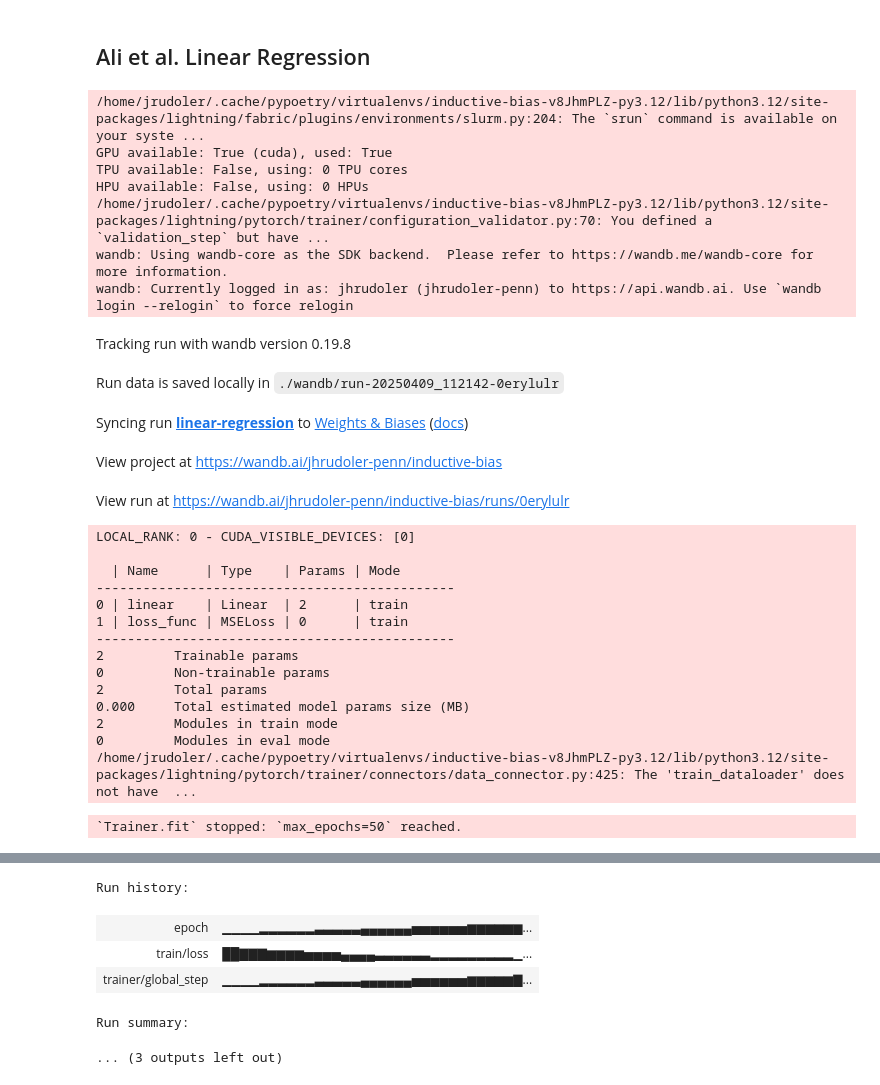
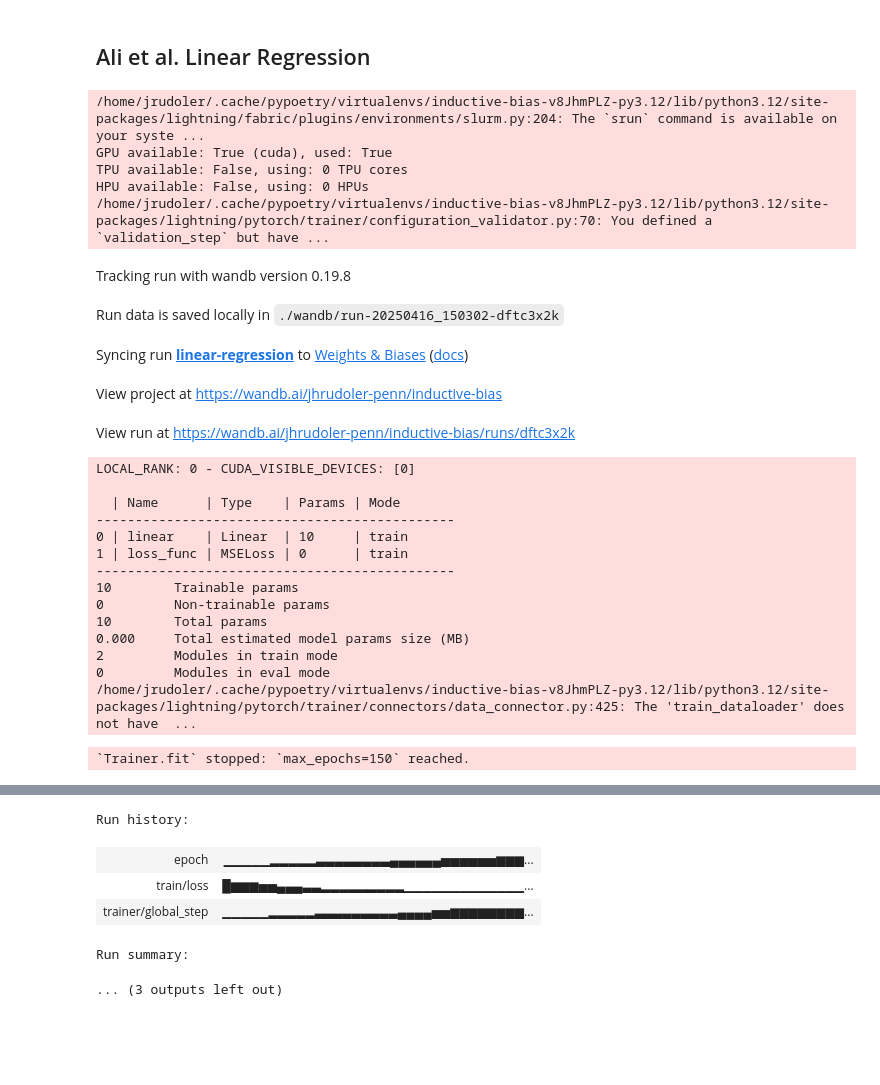
Before and after one commit to jrudoler/estimating-implicit-regularization, a Jupyter notebook: learn-inductive-bias.ipynb, the cells around one changed output, grey strips where cells are left out. Saved outputs shown, nothing was run; the diff lists cells and outputs as text; code cells hidden in the pictures; blank space fills up the shorter version.

```diff
--- a/learn-inductive-bias.ipynb
+++ b/learn-inductive-bias.ipynb
@@ -737,7 +737,7 @@ torch.manual_seed(56)
 # deterministic behavior
 torch.use_deterministic_algorithms(False)
 
-p = 2 # input dimension / number of features
+p = 10 # input dimension / number of features
 N = 1000 # number of samples
 X = torch.randn(N, p)
 # X = torch.diag(torch.randn(p))
@@ -752,52 +752,49 @@ wandb_logger = WandbLogger(
 )
 
 lm_trainer = Trainer(
-    max_epochs=50,
+    max_epochs=150,
     accumulate_grad_batches=1,
     log_every_n_steps=1,
     logger=wandb_logger,
     callbacks=[
         WandBCallback(),
         EarlyStopping(monitor="train/loss", patience=5, mode="min"),
     ],
     accelerator=device,
     devices=n_devices,
 )
 lm_trainer.fit(linear_model, dm)
-wandb.finish()
 # %% [output]
 /home/jrudoler/.cache/pypoetry/virtualenvs/inductive-bias-v8JhmPLZ-py3.12/lib/python3.12/site-packages/lightning/fabric/plugins/environments/slurm.py:204: The `srun` command is available on your syste ...
 GPU available: True (cuda), used: True
 TPU available: False, using: 0 TPU cores
 HPU available: False, using: 0 HPUs
 /home/jrudoler/.cache/pypoetry/virtualenvs/inductive-bias-v8JhmPLZ-py3.12/lib/python3.12/site-packages/lightning/pytorch/trainer/configuration_validator.py:70: You defined a `validation_step` but have ...
-wandb: Using wandb-core as the SDK backend.  Please refer to https://wandb.me/wandb-core for more information.
-wandb: Currently logged in as: jhrudoler (jhrudoler-penn) to https://api.wandb.ai. Use `wandb login --relogin` to force relogin
 Tracking run with wandb version 0.19.8
-Run data is saved locally in ./wandb/run-20250409_112142-0erylulr
+Run data is saved locally in ./wandb/run-20250416_150302-dftc3x2k
 Syncing run linear-regression to Weights & Biases (docs)
 View project at https://wandb.ai/jhrudoler-penn/inductive-bias
-View run at https://wandb.ai/jhrudoler-penn/inductive-bias/runs/0erylulr
+View run at https://wandb.ai/jhrudoler-penn/inductive-bias/runs/dftc3x2k
 LOCAL_RANK: 0 - CUDA_VISIBLE_DEVICES: [0]
 
   | Name      | Type    | Params | Mode
 ----------------------------------------------
-0 | linear    | Linear  | 2      | train
+0 | linear    | Linear  | 10     | train
 1 | loss_func | MSELoss | 0      | train
 ----------------------------------------------
-2         Trainable params
+10        Trainable params
 0         Non-trainable params
-2         Total params
+10        Total params
 0.000     Total estimated model params size (MB)
 2         Modules in train mode
 0         Modules in eval mode
 /home/jrudoler/.cache/pypoetry/virtualenvs/inductive-bias-v8JhmPLZ-py3.12/lib/python3.12/site-packages/lightning/pytorch/trainer/connectors/data_connector.py:425: The 'train_dataloader' does not have  ...
-`Trainer.fit` stopped: `max_epochs=50` reached.
+`Trainer.fit` stopped: `max_epochs=150` reached.
 [interactive output not drawn]
 Run history:
-| epoch | ▁▁▁▁▂▂▂▂▂▂▃▃▃▃▃▄▄▄▄▄▄▅▅▅▅▅▅▆▆▆▆▆▆... |
-| train/loss | ██▇▇▇▆▆▆▆▅▅▅▅▄▄▄▄▃▃▃▃▃▃▂▂▂▂▂▂▂▂▂▁... |
-| trainer/global_step | ▁▁▁▁▂▂▂▂▂▂▃▃▃▃▃▄▄▄▄▄▄▅▅▅▅▅▅▆▆▆▆▆▇... |
+| epoch | ▁▁▁▁▁▂▂▂▂▂▃▃▃▃▃▃▃▃▄▄▄▄▄▄▅▅▅▅▅▅▆▆▆... |
+| train/loss | █▆▆▆▅▅▄▄▄▃▃▂▂▂▂▂▂▂▂▂▁▁▁▁▁▁▁▁▁▁▁▁▁... |
+| trainer/global_step | ▁▁▁▁▁▂▂▂▂▂▃▃▃▃▃▃▃▃▃▄▄▄▄▅▅▆▆▆▆▆▆▆▆... |
 Run summary:
 ... (3 outputs left out)
 # %%
```
Also changed, not shown: parts of 15 cells of this notebook.
